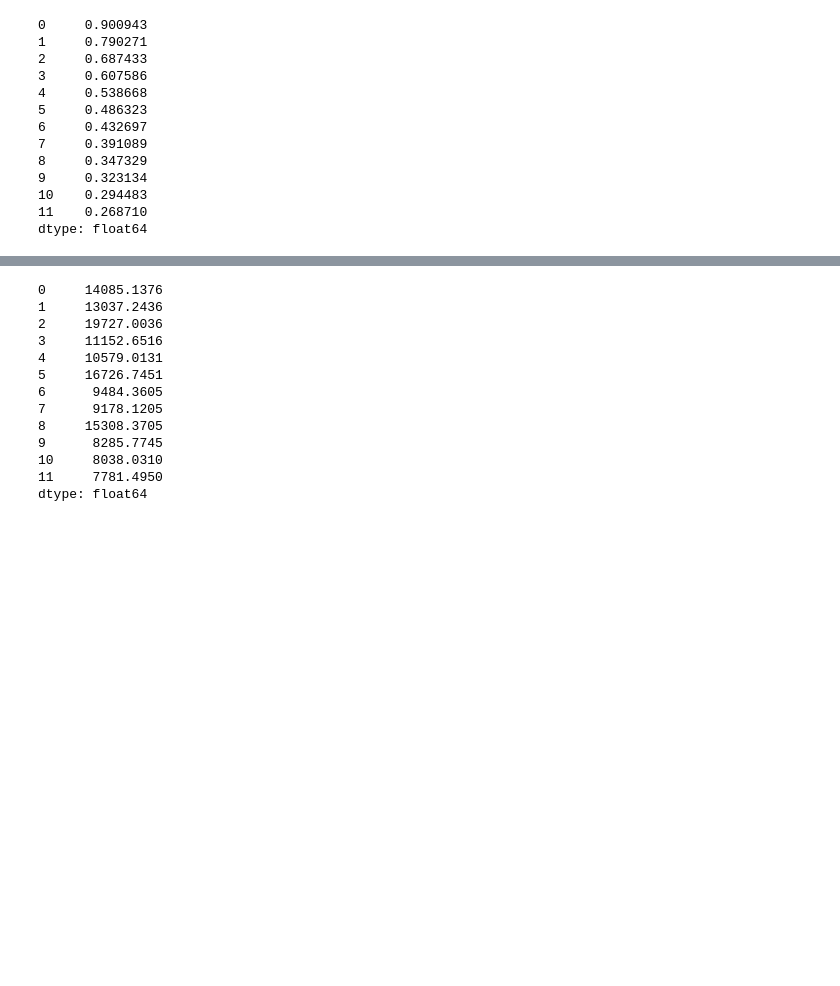
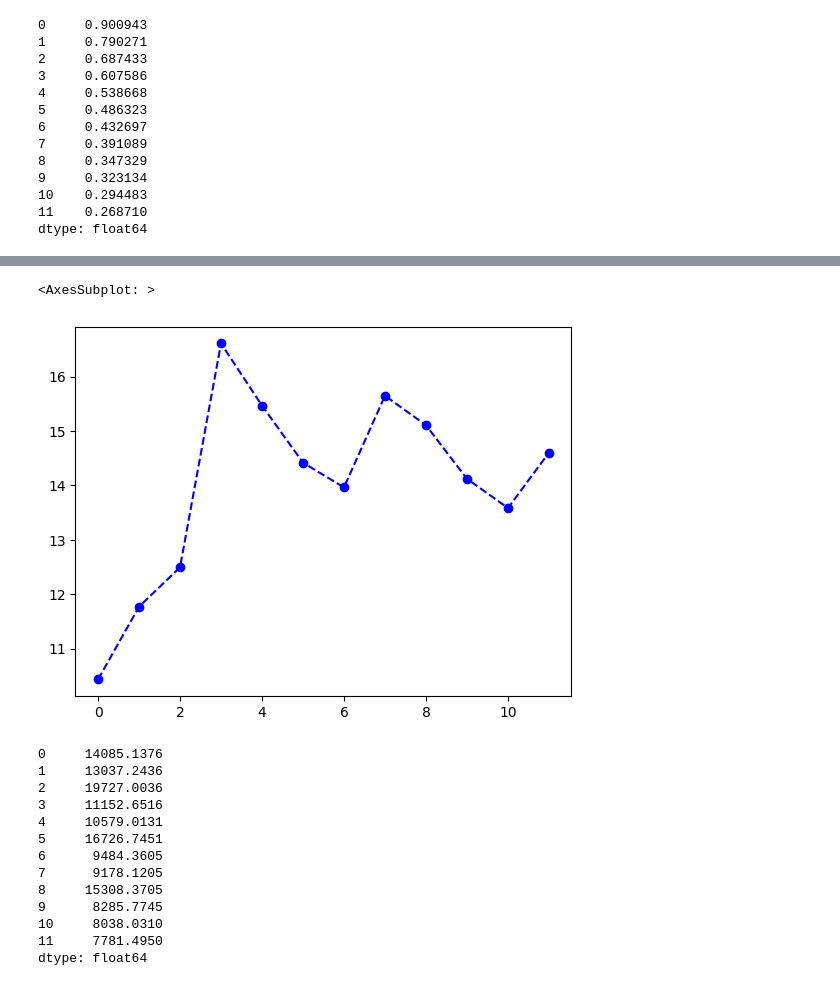
Before and after one commit to Ardark27/python_finance, a Jupyter notebook: 8_ETTI/8_1_Etti.ipynb, the cells around one changed output, grey strips where cells are left out. Cells and saved outputs as stored; diff of their text form; code cells hidden in the pictures; blank space fills up the shorter version.

Commit message:
ETTI commit

```diff
--- a/8_ETTI/8_1_Etti.ipynb
+++ b/8_ETTI/8_1_Etti.ipynb
@@ -234,3 +297,10 @@ dtype: float64
+# %%
+
+etti_mult_df = - 100 * np.log(disc_factor_mult)/bonds_df_mult['Maturity']
+etti_mult_df.plot(marker='o', linestyle='--', color='b')
+# %% [output]
+<AxesSubplot: >
+[figure, added]
 # %%
 cash_flows_mult_df.T @ bonds_df_mult['Price']
 # %% [output]
```
Also changed, not shown: parts of 19 cells of this notebook, 3 other files.
